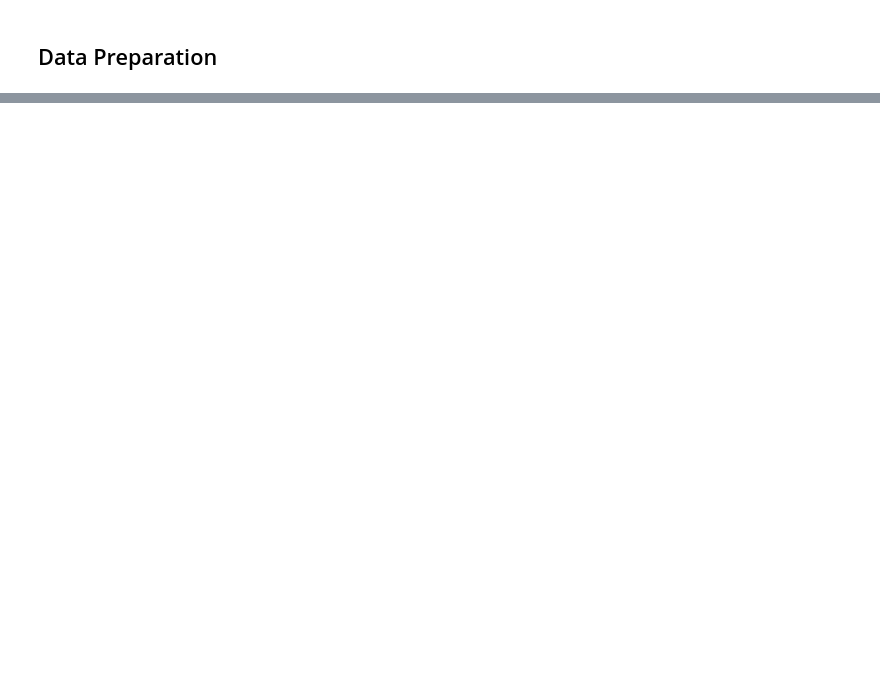
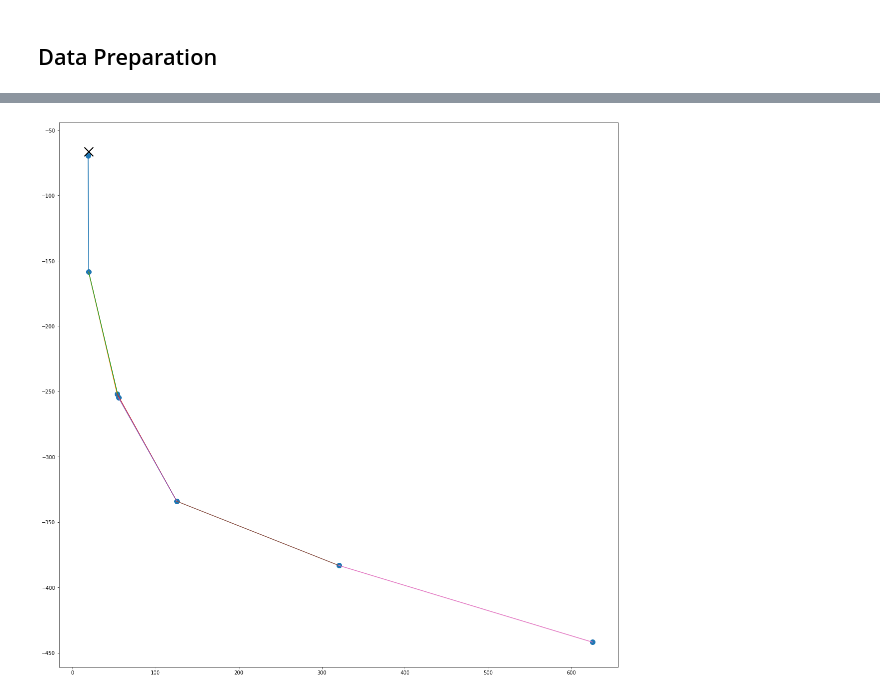
Before and after one commit to murnanedaniel/end-to-end, a Jupyter notebook: notebooks/Lightning_Exploration.ipynb, the cells around one changed output, grey strips where cells are left out. Cells and saved outputs as stored; diff of their text form; code cells hidden in the pictures; blank space fills up the shorter version.

```diff
--- a/notebooks/Lightning_Exploration.ipynb
+++ b/notebooks/Lightning_Exploration.ipynb
@@ -843,0 +109,22 @@ print(torch.cuda.memory_summary())
+# %%
+input_dir = "/global/cscratch1/sd/danieltm/ExaTrkX/trackml/train_all"
+all_files = os.listdir(input_dir)
+all_events = sorted(np.unique([os.path.join(input_dir, event[:14]) for event in all_files]))
+# %%
+%%time
+hits, particles, truth = trackml.dataset.load_event(
+        all_events[0], parts=['hits', 'particles', 'truth'])
+hits = select_hits(hits, truth, particles, pt_min=0, endcaps=True, noise=False)
+
+hits = hits.assign(R=np.sqrt((hits.x - hits.vx)**2 + (hits.y - hits.vy)**2 + (hits.z - hits.vz)**2))
+hits = hits.sort_values('R').reset_index(drop=True).reset_index(drop=False)
+layers = hits.layer.to_numpy()
+hit_list = hits.groupby(['particle_id', 'layer'], sort=False)['index'].agg(lambda x: list(x)).groupby(level=0).agg(lambda x: list(x))
+
+e = []
+for row in hit_list.values:
+    for i, j in zip(row[0:-1], row[1:]):
+        e.extend(list(itertools.product(i, j)))
+
+true_edges = np.array(e).T
+print("Edges built for", all_events[0], "with size", true_edges.shape)
@@ -843,0 +154,4 @@ print(torch.cuda.memory_summary())
+# %%
+pid = 112594182589124609
+sample_e = true_edges[:, hits.iloc[true_edges[0]].particle_id == pid]
+sample = hits[hits.particle_id == pid]
@@ -843,0 +174,8 @@ print(torch.cuda.memory_summary())
+# %%
+plt.figure(figsize=[20,20])
+# plt.scatter(hits.x, hits.y, s=1)
+plt.scatter(sample.x, sample.y, s=100)
+plt.scatter(sample.vx, sample.vy, s=300, marker='x', c='k')
+plt.plot([sample.x[sample_e[0]], sample.x[sample_e[1]]], [sample.y[sample_e[0]], sample.y[sample_e[1]]]);
+# %% [output]
+[figure, added]
```
Also changed, not shown: parts of 175 cells of this notebook, 10 other files.
